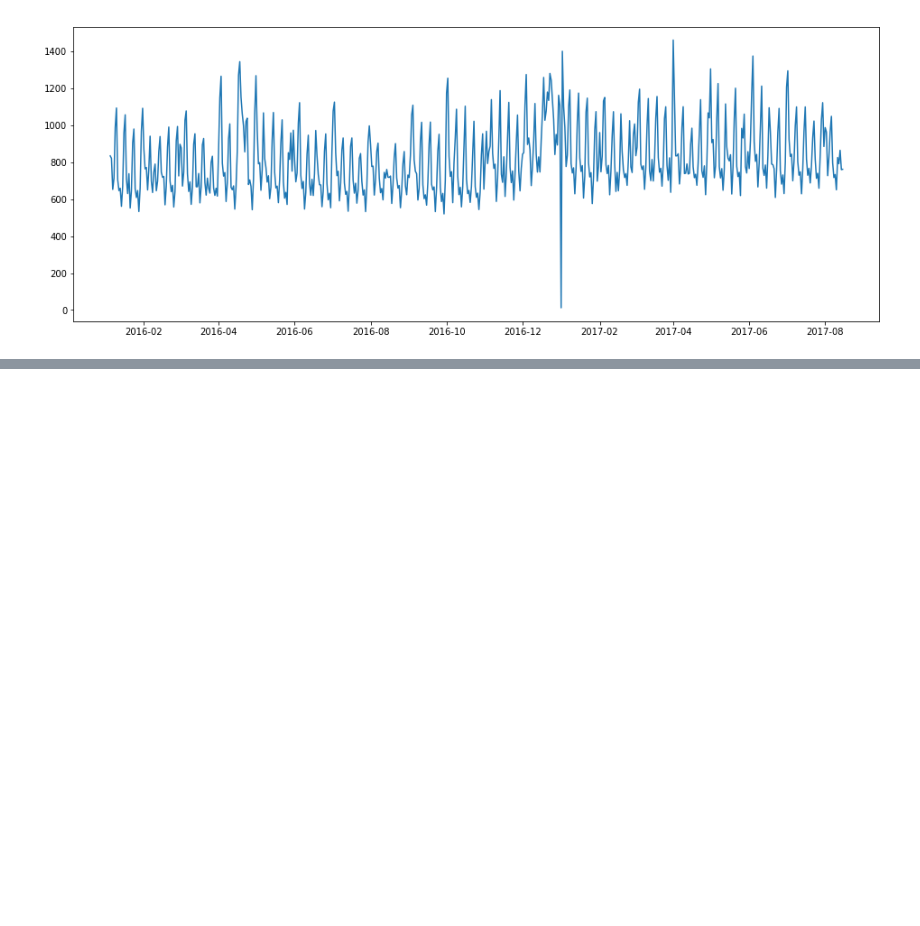
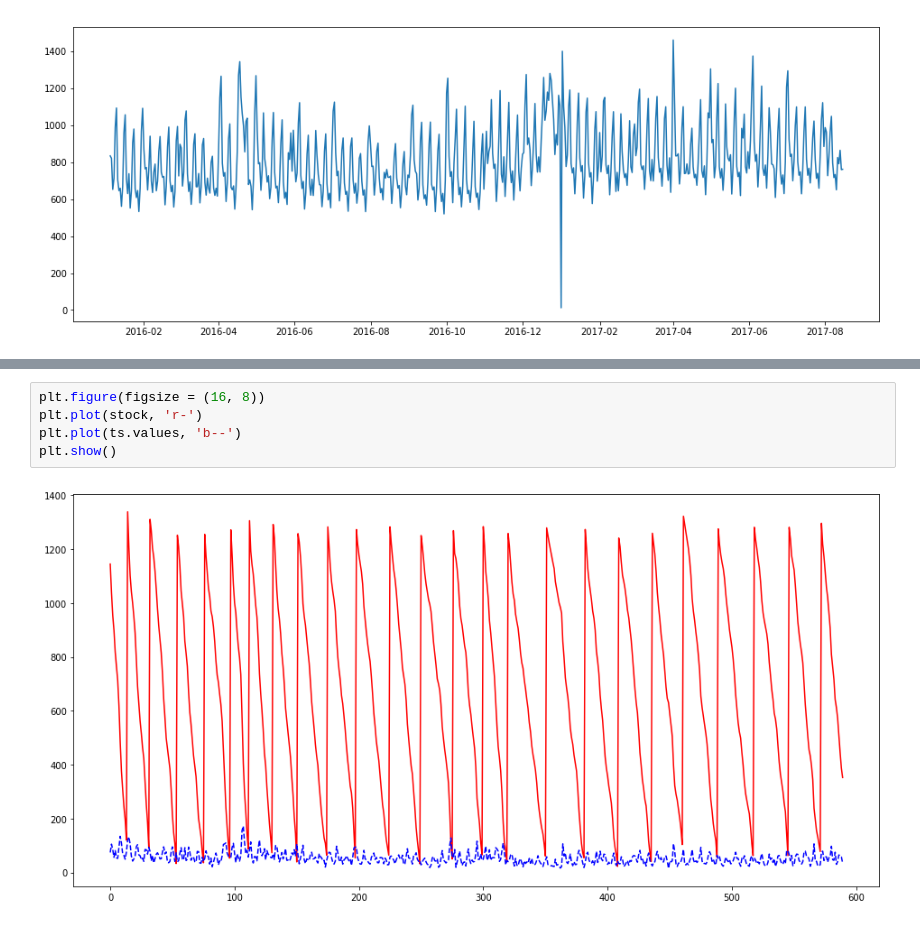
Before and after one commit to failure2communicate/Catalog_optimization, a Jupyter notebook: Time_series_forecasting.ipynb, the cells around one changed output, grey strips where cells are left out. Drawn from its saved outputs; the diff is of its cells as text; blank space fills up the shorter version.

```diff
--- a/Time_series_forecasting.ipynb
+++ b/Time_series_forecasting.ipynb
@@ -613,0 +271,7 @@ for index, value in enumerate(ts_df['t+1']):
+# %%
+plt.figure(figsize = (16, 8))
+plt.plot(stock, 'r-')
+plt.plot(ts.values, 'b--')
+plt.show()
+# %% [output]
+[figure, added]
```
Also changed, not shown: parts of 65 cells of this notebook.
